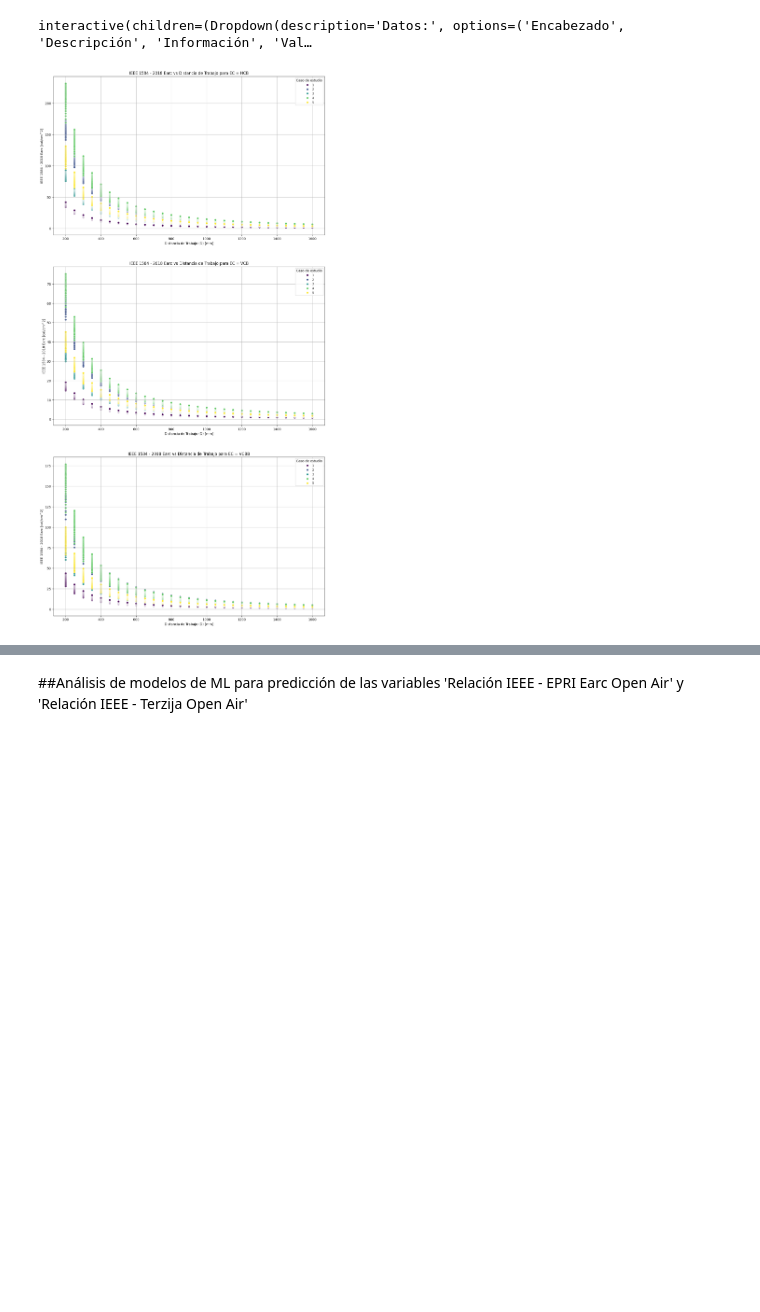
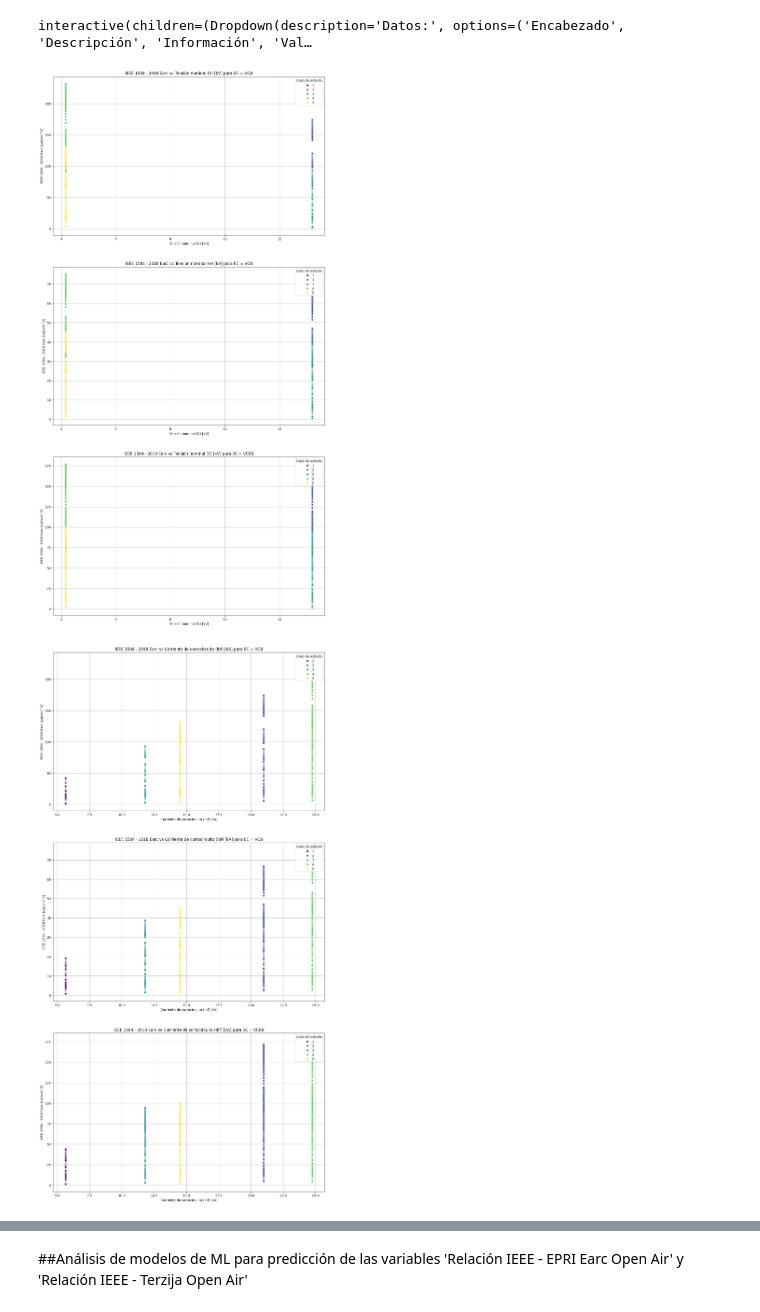
Before and after one commit to alvillegasru/15_kV_Arc_Flash, a Jupyter notebook: Cuadernos/Analisis_Comparativo.ipynb, the cells around one changed output, grey strips where cells are left out. Cells and saved outputs as stored; diff of their text form; code cells hidden in the pictures; blank space fills up the shorter version.

```diff
--- a/Cuadernos/Analisis_Comparativo.ipynb
+++ b/Cuadernos/Analisis_Comparativo.ipynb
@@ -160,30 +160,42 @@ dataset_validacion = dataset_validacion[dataset_validacion['Gap (G) [mm]'] >= 20
 dataset_analisis = dataset_analisis.reset_index(drop=True)
 dataset_validacion = dataset_validacion.reset_index(drop=True)
 # %%
+#@title Impacto de variables de entrada en metodología IEEE Std- 1584 – 2018
+
+# Definir la ruta de guardado
+dir_path = '15_kV_Arc_Flash/Archivos/Imagenes'
+os.makedirs(dir_path, exist_ok=True)  # Crear la carpeta si no existe
+
 # Definir las configuraciones de electrodos
 configuraciones = ['HCB', 'VCB', 'VCBB']
 
-# Crear una figura con subplots para cada configuración
-fig, axes = plt.subplots(3, 1, figsize=(15, 30))  # 1 fila, 3 columnas
+# Seleccionar las columnas de interés para el eje X
+columnas_x = [dataset_analisis.columns[1], dataset_analisis.columns[2], dataset_analisis.columns[4], dataset_analisis.columns[5]]
 
-# Iterar sobre las configuraciones y crear las gráficas
-for i, config in enumerate(configuraciones):
-    # Filtrar los datos para la configuración actual
-    data_config = dataset_analisis[dataset_analisis['Configuración de electrodos (EC)'] == config]
+# Iterar sobre cada columna en X y generar gráficos
+for col_x in columnas_x:
+    fig, axes = plt.subplots(3, 1, figsize=(15, 30))  # 3 filas, 1 columna
 
-    # Crear la gráfica en el subplot correspondiente
-    sns.scatterplot(x='Distancia de Trabajo (D) [mm]', y='IEEE 1584 - 2018 Earc [cal/cm^2]',
-                    hue='Caso de estudio', data=data_config, ax=axes[i], palette='viridis')
-    axes[i].set_title(f'IEEE 1584 - 2018 Earc vs Distancia de Trabajo para EC = {config}')
-    axes[i].set_xlabel('Distancia de Trabajo (D) [mm]')
-    axes[i].set_ylabel('IEEE 1584 - 2018 Earc [cal/cm^2]')
-    axes[i].grid(True)
-    axes[i].legend(title='Caso de estudio', loc='upper right', fontsize='small')  # Personalizar la leyenda
+    for i, config in enumerate(configuraciones):
+        # Filtrar los datos para la configuración actual
+        data_config = dataset_analisis[dataset_analisis['Configuración de electrodos (EC)'] == config]
 
-# Ajustar el espaciado entre los subplots
-#plt.tight_layout()
+        # Crear la gráfica
+        sns.scatterplot(x=col_x, y='IEEE 1584 - 2018 Earc [cal/cm^2]',
+                        hue='Caso de estudio', data=data_config, ax=axes[i], palette='viridis')
+        axes[i].set_title(f'IEEE 1584 - 2018 Earc vs {col_x} para EC = {config}')
+        axes[i].set_xlabel(col_x)
+        axes[i].set_ylabel('IEEE 1584 - 2018 Earc [cal/cm^2]')
+        axes[i].grid(True)
+        axes[i].legend(title='Caso de estudio', loc='upper right', fontsize='small')
 
-# Mostrar la figura con las tres gráficas
-plt.show()
+        # Guardar la imagen del subplot actual
+        extent = axes[i].get_window_extent().transformed(fig.dpi_scale_trans.inverted())
+        file_path = os.path.join(dir_path, f'Grafico_IEEE_{col_x}_{config}.png')
+        fig.savefig(file_path, bbox_inches=extent.expanded(1.1, 1.2))  # Expandir el bbox para incluir la leyenda
+
+    # Mostrar la figura con las tres gráficas (opcional)
+    plt.show()
 # %% [output]
-[figure, old version]
+[figure, new version]
+[figure, added]
```
Also changed, not shown: parts of 4 cells of this notebook.
